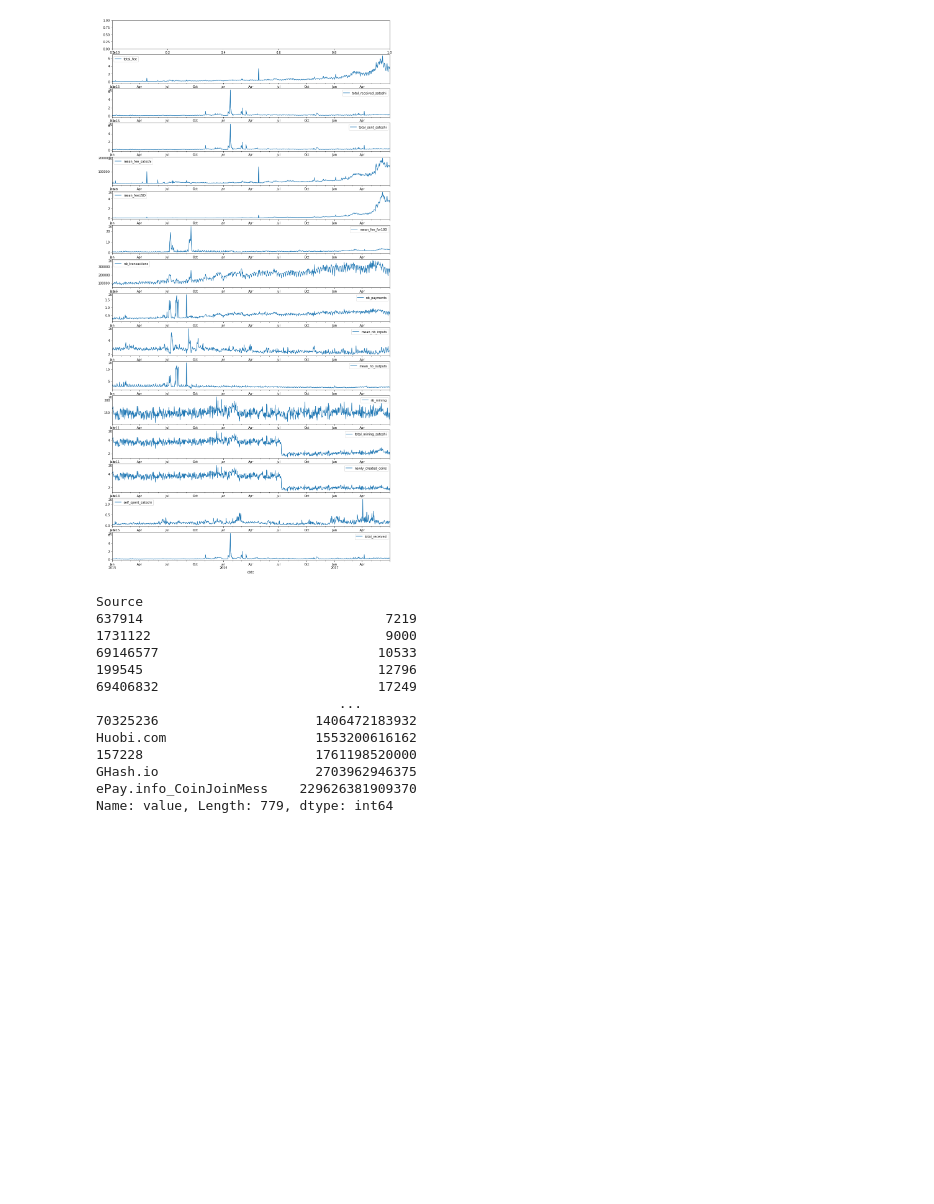
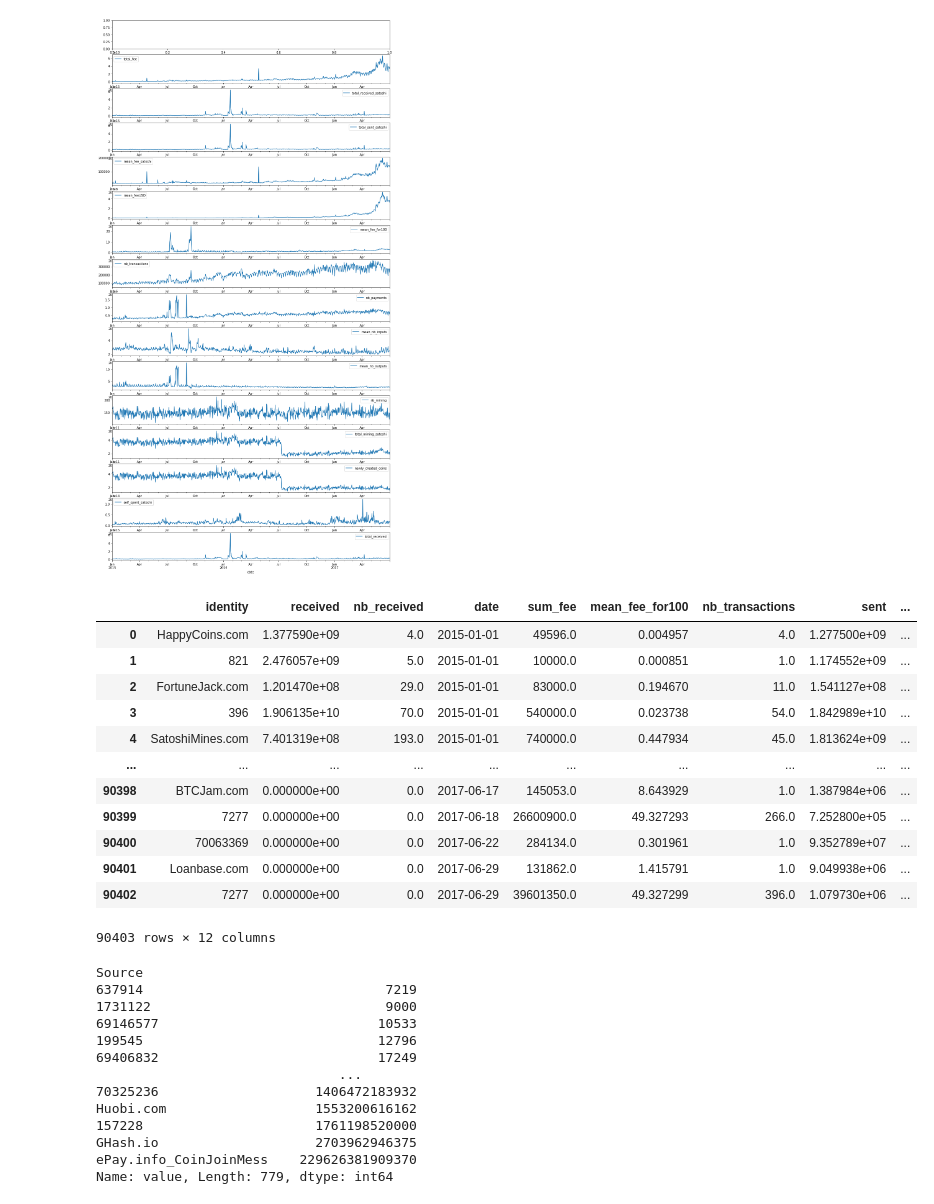
Before and after one commit to Bast-94/DefiEGC2024-RM-BH, a Jupyter notebook: notebook.ipynb, the cells around one changed output. Drawn from its saved outputs; the diff is of its cells as text; code cells hidden in the pictures; blank space fills up the shorter version.

Commit message:
ADD(generate_blockchain_by_actor).

```diff
--- a/notebook.ipynb
+++ b/notebook.ipynb
@@ -49,6 +47,24 @@ for i in range(1,column_count):
     global_time_series.plot(x='date', y=key, ax=axes[i])
 # %% [output]
 [figure]
+# %%
+block_chain_df = generate_blockchain_by_actor('timeseries/blockchain_by_actor.csv')
+# %%
+block_chain_df
+# %% [output]
+|  | identity | received | nb_received | date | sum_fee | mean_fee_for100 | nb_transactions | sent | ... |
+| 0 | HappyCoins.com | 1.377590e+09 | 4.0 | 2015-01-01 | 49596.0 | 0.004957 | 4.0 | 1.277500e+09 | ... |
+| 1 | 821 | 2.476057e+09 | 5.0 | 2015-01-01 | 10000.0 | 0.000851 | 1.0 | 1.174552e+09 | ... |
+| 2 | FortuneJack.com | 1.201470e+08 | 29.0 | 2015-01-01 | 83000.0 | 0.194670 | 11.0 | 1.541127e+08 | ... |
+| 3 | 396 | 1.906135e+10 | 70.0 | 2015-01-01 | 540000.0 | 0.023738 | 54.0 | 1.842989e+10 | ... |
+| 4 | SatoshiMines.com | 7.401319e+08 | 193.0 | 2015-01-01 | 740000.0 | 0.447934 | 45.0 | 1.813624e+09 | ... |
+| ... | ... | ... | ... | ... | ... | ... | ... | ... | ... |
+| 90398 | BTCJam.com | 0.000000e+00 | 0.0 | 2017-06-17 | 145053.0 | 8.643929 | 1.0 | 1.387984e+06 | ... |
+| 90399 | 7277 | 0.000000e+00 | 0.0 | 2017-06-18 | 26600900.0 | 49.327293 | 266.0 | 7.252800e+05 | ... |
+| 90400 | 70063369 | 0.000000e+00 | 0.0 | 2017-06-22 | 284134.0 | 0.301961 | 1.0 | 9.352789e+07 | ... |
+| 90401 | Loanbase.com | 0.000000e+00 | 0.0 | 2017-06-29 | 131862.0 | 1.415791 | 1.0 | 9.049938e+06 | ... |
+| 90402 | 7277 | 0.000000e+00 | 0.0 | 2017-06-29 | 39601350.0 | 49.327299 | 396.0 | 1.079730e+06 | ... |
+90403 rows × 12 columns
 # %%
 network_df  = pd.read_csv("networks/2015-1-5.csv")
 network_df
```
Also changed, not shown: parts of 2 cells of this notebook, 2 other files.
